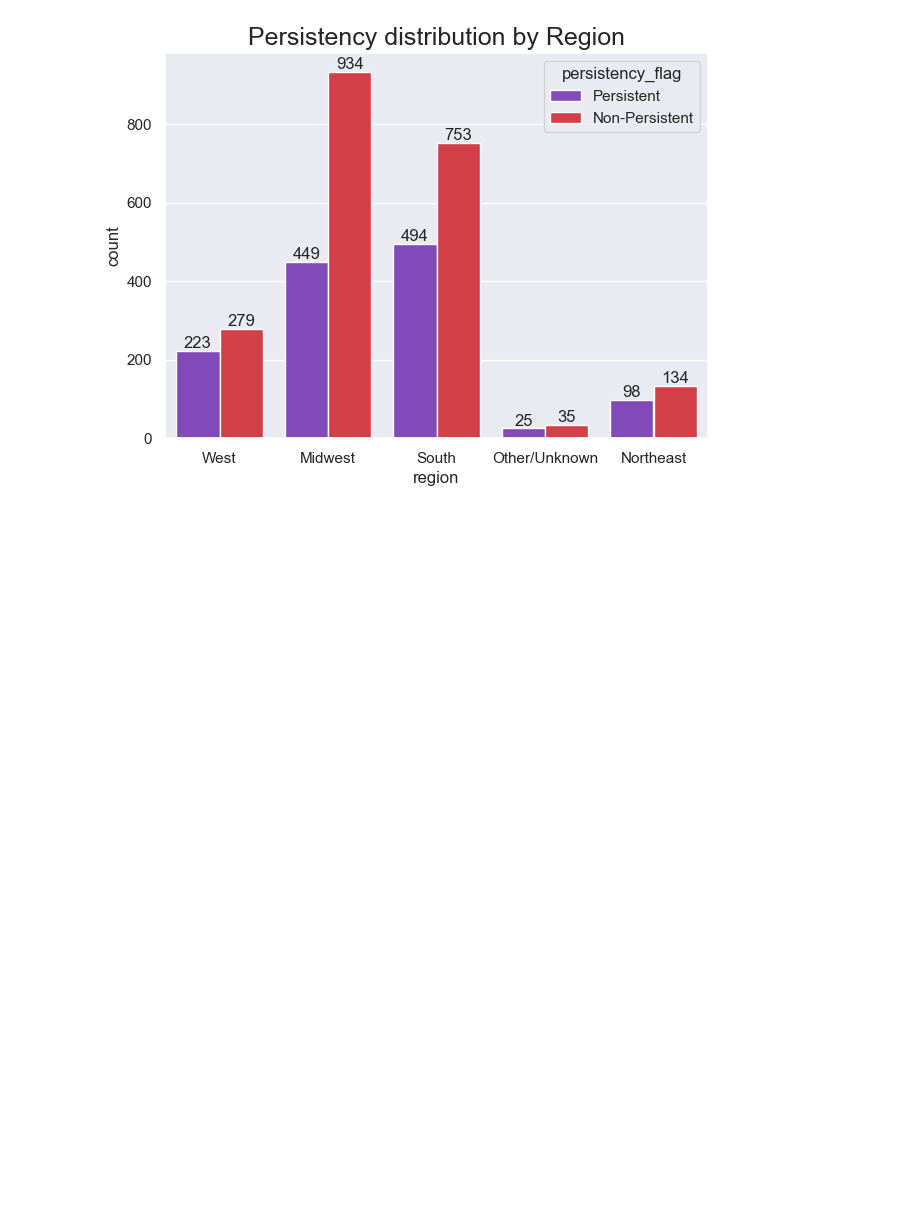
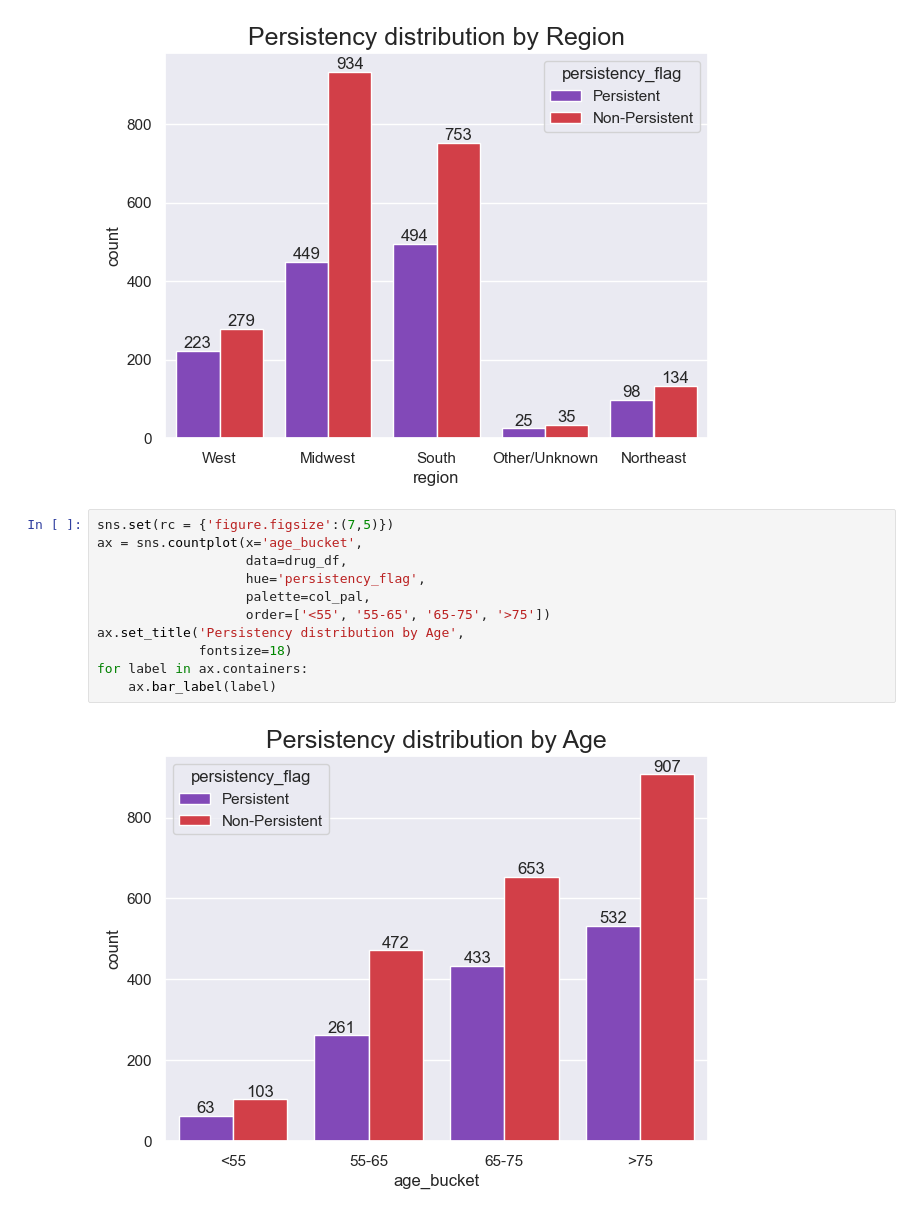
Before and after one commit to shezkh/Healthcare-Project, a Jupyter notebook: src/Data_Exploration_Ashish.ipynb, the cells around one changed output. Drawn from its saved outputs; the diff is of its cells as text; blank space fills up the shorter version.

```diff
--- a/src/Data_Exploration_Ashish.ipynb
+++ b/src/Data_Exploration_Ashish.ipynb
@@ -71,3 +71,16 @@ for label in ax.containers:
     ax.bar_label(label)
 # %% [output]
 [figure]
+# %%
+sns.set(rc = {'figure.figsize':(7,5)})
+ax = sns.countplot(x='age_bucket',
+                   data=drug_df,
+                   hue='persistency_flag',
+                   palette=col_pal,
+                   order=['<55', '55-65', '65-75', '>75'])
+ax.set_title('Persistency distribution by Age',
+             fontsize=18)
+for label in ax.containers:
+    ax.bar_label(label)
+# %% [output]
+[figure, added]
```
Also changed, not shown: parts of 8 cells of this notebook.
